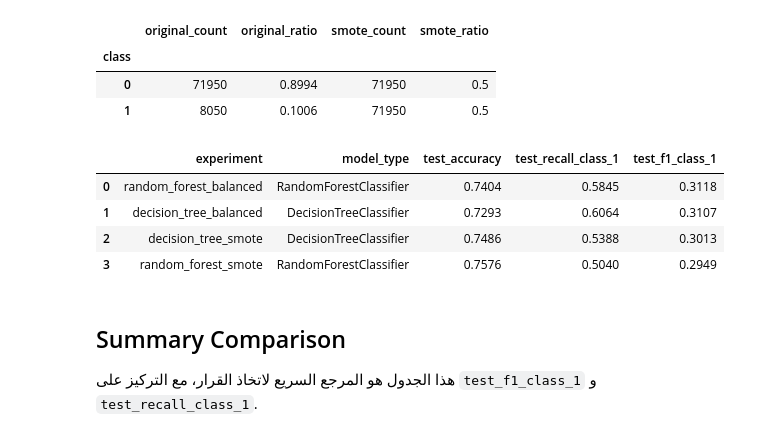
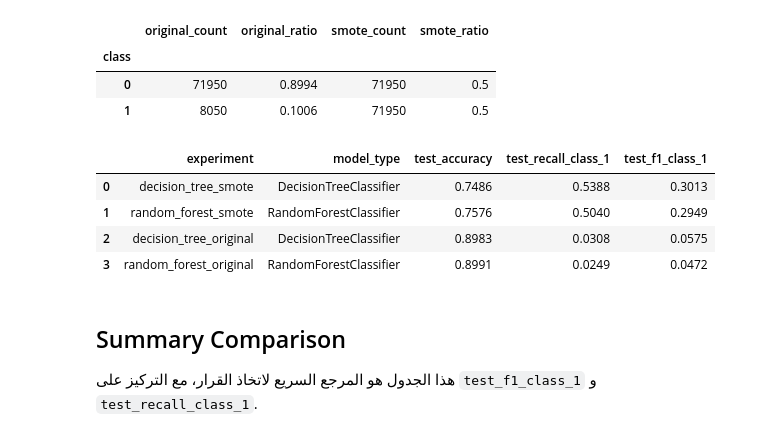
Before and after one commit to khawlah-dev/UN_STUD_ML, a Jupyter notebook: Model_Development.ipynb, the cells around one changed output. Saved outputs shown, nothing was run; the diff lists cells and outputs as text; code cells hidden in the pictures.

```diff
--- a/Model_Development.ipynb
+++ b/Model_Development.ipynb
@@ -131,13 +131,12 @@ def run_experiment(name, model, X_train_used, y_train_used):
 
 
 experiments = {
-    "decision_tree_balanced": (
+    "decision_tree_original": (
         DecisionTreeClassifier(
             random_state=42,
             max_depth=8,
             min_samples_leaf=20,
-            class_weight="balanced",
-        ),
+                    ),
         X_train_original,
         y_train_original,
     ),
@@ -150,14 +149,13 @@ experiments = {
         X_train_smote,
         y_train_smote,
     ),
-    "random_forest_balanced": (
+    "random_forest_original": (
         RandomForestClassifier(
             n_estimators=250,
             random_state=42,
             max_depth=12,
             min_samples_leaf=5,
-            class_weight="balanced",
-            n_jobs=-1,
+                        n_jobs=-1,
         ),
         X_train_original,
         y_train_original,
@@ -175,46 +173,45 @@ experiments = {
     ),
 }
 
-trained_models = {    "logistic_regression_balanced": (
+trained_models = {    "logistic_regression_original": (
         LogisticRegression(
             random_state=42,
-            class_weight="balanced",
-            max_iter=1000,
+                        max_iter=1000,
             n_jobs=-1,
         ),
         X_train_original,
         y_train_original,
     ),
     "logistic_regression_smote": (
         LogisticRegression(
             random_state=42,
             max_iter=1000,
             n_jobs=-1,
         ),
         X_train_smote,
         y_train_smote,
     ),
 }
 results = []
 
 for name, (model, X_train_used, y_train_used) in experiments.items():
     result = run_experiment(name, model, X_train_used, y_train_used)
     trained_models[name] = result.pop("model")
     results.append(result)
 
 results_df = (
     pd.DataFrame(results)
     .sort_values(by=["test_f1_class_1", "test_recall_class_1"], ascending=False)
     .reset_index(drop=True)
 )
 
 results_df[["experiment", "model_type", "test_accuracy", "test_recall_class_1", "test_f1_class_1"]].round(4)
 # %% [output]
 |  | experiment | model_type | test_accuracy | test_recall_class_1 | test_f1_class_1 |
-| 0 | random_forest_balanced | RandomForestClassifier | 0.7404 | 0.5845 | 0.3118 |
-| 1 | decision_tree_balanced | DecisionTreeClassifier | 0.7293 | 0.6064 | 0.3107 |
-| 2 | decision_tree_smote | DecisionTreeClassifier | 0.7486 | 0.5388 | 0.3013 |
-| 3 | random_forest_smote | RandomForestClassifier | 0.7576 | 0.5040 | 0.2949 |
+| 0 | decision_tree_smote | DecisionTreeClassifier | 0.7486 | 0.5388 | 0.3013 |
+| 1 | random_forest_smote | RandomForestClassifier | 0.7576 | 0.5040 | 0.2949 |
+| 2 | decision_tree_original | DecisionTreeClassifier | 0.8983 | 0.0308 | 0.0575 |
+| 3 | random_forest_original | RandomForestClassifier | 0.8991 | 0.0249 | 0.0472 |
 # %% [markdown]
 ## Summary Comparison
 
```
Also changed, not shown: parts of 6 cells of this notebook, 2 other files.
